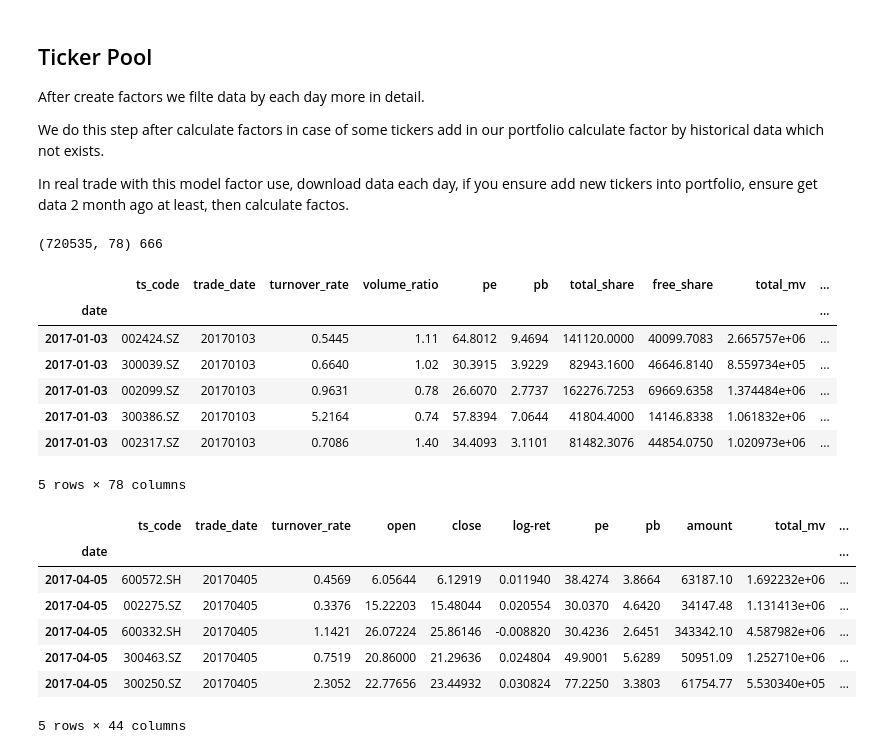
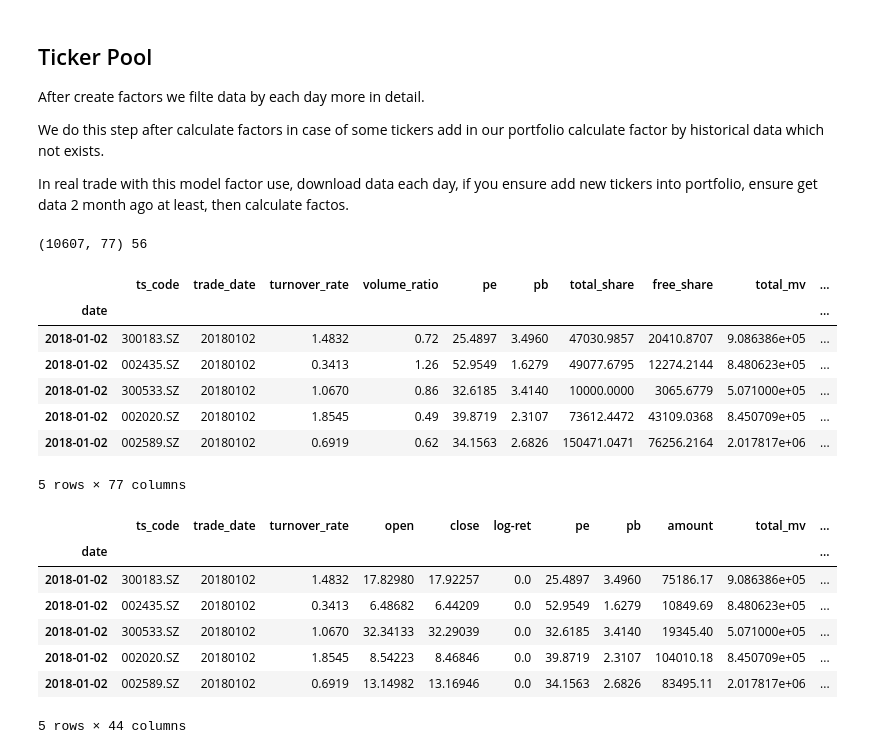
Before and after one commit to JiaRuiming-1/AI-Trading, a Jupyter notebook: P7_Backtesting/Factor_Process_and_Evaluate.ipynb, the cells around one changed output. Drawn from its saved outputs; the diff is of its cells as text; code cells hidden in the pictures.

```diff
--- a/P7_Backtesting/Factor_Process_and_Evaluate.ipynb
+++ b/P7_Backtesting/Factor_Process_and_Evaluate.ipynb
@@ -19,9 +19,9 @@ plt.rcParams['figure.figsize'] = [10, 6]
 import warnings
 warnings.filterwarnings('ignore')
 # %%
-universe_raw = pd.read_csv('raw_20170103_20230317.csv').iloc[:,1:]
-fundamental_df = pd.read_csv('fundamental_20170103_20230317.csv').iloc[:,1:]
-#universe_raw = pd.read_csv('tmp.csv').iloc[:,1:]
+#universe_raw = pd.read_csv('raw_20170103_20230317.csv').iloc[:,1:]
+#fundamental_df = pd.read_csv('fundamental_20170103_20230317.csv').iloc[:,1:]
+universe_raw = pd.read_csv('tmp.csv').iloc[:,1:]
 # %%
 # fill null to 0
 universe = universe_raw.copy(deep=True)
@@ -72,7 +72,7 @@ class CloseToOpen(pd.DataFrame):
         return self.df
 
 
-universe = CloseToOpen(universe).calculate().get_sma_factors()
+universe = CloseToOpen(universe).calculate()
 # %% [markdown]
 ## Add Technology Indicators
 # %%
@@ -117,7 +117,7 @@ class IndicatorHelper(pd.DataFrame):
 # add tech indicators
 tech_indicator_list = [
                        'supertrend','close_5_sma','close_20_sma','close_60_sma',
-                       'log-ret','atr_5','cci_6', 'vwma_5','vwma_25',
+                       'log-ret','atr_5','cci_6', 'vwma_2','vwma_25',
                        'close_10_kama_2_30', 'close_10_kama_5_30','close_2_kama',
                        'alpha_close2open_5_sma', 'alpha_close2open_20_sma'
                       ]
@@ -275,14 +275,16 @@ $ alpha\_factor = factor1 * factor2 $
 - dt_eps: prifit each share of stock
 - dt_eps_yoy: profit increase percent of dt_esp
 # %%
+from scipy.stats import zscore
 def fundamentals_alpha_fundamental(df):
     all_df = pd.DataFrame()
     for ts_code in tqdm(df.ts_code.unique(), desc='fundamental factor'):
         tmp = df.loc[df.ts_code==ts_code]
-        tmp['alpha_fundamental'] = -tmp['vwma_5'] + tmp['vwma_25']
-        tmp['alpha_fundamental'] = tmp['alpha_fundamental'] * (60/tmp['pe'] + 5/tmp['pb']) \
-                        + (abs(tmp['dt_eps']) * tmp['dt_eps_yoy'] / 30  * tmp['type_value'])
-
+        tmp['alpha_fundamental1'] = (tmp['vwma_2'] - tmp['vwma_25'])* (6/tmp['pe'] + 0.5/tmp['pb'])*(tmp['dt_eps']**2)
+        tmp['alpha_fundamental2'] = np.where(tmp['dt_eps']>0, tmp['dt_eps'], 0.) * tmp['dt_eps_yoy'] / 100  * np.where(tmp['type_value']<0., 0.5, 2)
+        tmp[['alpha_fundamental1','alpha_fundamental2']] = tmp[['alpha_fundamental1','alpha_fundamental2']].apply(zscore)
+        tmp['alpha_fundamental'] = tmp['alpha_fundamental1'] + tmp['alpha_fundamental2']
+        tmp['alpha_fundamental'].fillna(-1e-4,inplace = True)
         all_df = all_df.append(tmp, ignore_index=True)
 
     df = df.merge(all_df[['ts_code','trade_date','alpha_fundamental']], on=['ts_code','trade_date'], how='left')
@@ -290,7 +292,7 @@ def fundamentals_alpha_fundamental(df):
     df = df.set_index(['date']).sort_values(by=['date'])
     return df
 
-
+#universe = universe.drop(columns=['alpha_fundamental'])
 universe = fundamentals_alpha_fundamental(universe)
 # %% [markdown]
 ## Ticker Pool
@@ -309,44 +311,45 @@ def remove_tickers(df, exist_ticker_list):
                 -pd.to_datetime(diff_df['list_date'],format='%Y%m%d')).apply(lambda x: x.days) < 90
         # remove tickers pe > 80
         diff2 = diff_df.pe > 80
         # remove tickers pb > 10
         diff3 = diff_df.pb > 10
         # remove fundamental bad
-        #type_dict = {'不确定':0, '预增':2, '首亏':-2, '预减':-2, '扭亏':0, '续亏':-3, '略增':1, '续盈':3, '略减':-1}
         diff4 = diff_df['type_value']<-1
-        # dt_eps <0 means profit is negative , remove it.
-        diff5 = diff_df['dt_eps']<0
+        # dt_eps <0 means profit is below 0.3 , remove it.
+        diff5 = diff_df['dt_eps']<0.3
+        # total_mv>50 billion
+        diff6 = diff_df['total_mv']>9000000
         # get remove df
-        diff_df = diff_df.loc[diff1| diff2| diff3| diff4| diff5]
+        diff_df = diff_df.loc[diff1| diff2| diff3| diff4| diff5| diff6]
         # get rest data
         df = df.loc[df.ts_code.isin(diff_df.ts_code)==False]
     return df
 
 # clean tickers pool day by day
 calendar = universe.trade_date.unique()
 universe_raw = pd.DataFrame()
 for dt in tqdm(calendar, desc='filter tikers'):
     tmp = universe.loc[universe['trade_date']==dt]
     if universe_raw.empty:
         tmp = remove_tickers(tmp, [])
     else:
         tmp = remove_tickers(tmp, universe_raw.ts_code)
     universe_raw = universe_raw.append(tmp, ignore_index=True)
 
 universe_raw['date'] = pd.to_datetime(universe_raw['trade_date'], format='%Y%m%d')
 universe_raw = universe_raw.set_index(['date']).sort_values(by=['date'])
 print(universe_raw.shape, len(universe_raw.ts_code.unique()))
 universe_raw.head()
 # %% [output]
-(720535, 78) 666
+(10607, 77) 56
 |  | ts_code | trade_date | turnover_rate | volume_ratio | pe | pb | total_share | free_share | total_mv | ... |
 | date |  |  |  |  |  |  |  |  |  | ... |
-| 2017-01-03 | 002424.SZ | 20170103 | 0.5445 | 1.11 | 64.8012 | 9.4694 | 141120.0000 | 40099.7083 | 2.665757e+06 | ... |
-| 2017-01-03 | 300039.SZ | 20170103 | 0.6640 | 1.02 | 30.3915 | 3.9229 | 82943.1600 | 46646.8140 | 8.559734e+05 | ... |
-| 2017-01-03 | 002099.SZ | 20170103 | 0.9631 | 0.78 | 26.6070 | 2.7737 | 162276.7253 | 69669.6358 | 1.374484e+06 | ... |
-| 2017-01-03 | 300386.SZ | 20170103 | 5.2164 | 0.74 | 57.8394 | 7.0644 | 41804.4000 | 14146.8338 | 1.061832e+06 | ... |
-| 2017-01-03 | 002317.SZ | 20170103 | 0.7086 | 1.40 | 34.4093 | 3.1101 | 81482.3076 | 44854.0750 | 1.020973e+06 | ... |
+| 2018-01-02 | 300183.SZ | 20180102 | 1.4832 | 0.72 | 25.4897 | 3.4960 | 47030.9857 | 20410.8707 | 9.086386e+05 | ... |
+| 2018-01-02 | 002435.SZ | 20180102 | 0.3413 | 1.26 | 52.9549 | 1.6279 | 49077.6795 | 12274.2144 | 8.480623e+05 | ... |
+| 2018-01-02 | 300533.SZ | 20180102 | 1.0670 | 0.86 | 32.6185 | 3.4140 | 10000.0000 | 3065.6779 | 5.071000e+05 | ... |
+| 2018-01-02 | 002020.SZ | 20180102 | 1.8545 | 0.49 | 39.8719 | 2.3107 | 73612.4472 | 43109.0368 | 8.450709e+05 | ... |
+| 2018-01-02 | 002589.SZ | 20180102 | 0.6919 | 0.62 | 34.1563 | 2.6826 | 150471.0471 | 76256.2164 | 2.017817e+06 | ... |
-5 rows × 78 columns
+5 rows × 77 columns
 # %%
 # filter from 20170405
 # filte data columns as we use to next step
@@ -367,9 +370,9 @@ universe_factors.head()
 # %% [output]
 |  | ts_code | trade_date | turnover_rate | open | close | log-ret | pe | pb | amount | total_mv | ... |
 | date |  |  |  |  |  |  |  |  |  |  | ... |
-| 2017-04-05 | 600572.SH | 20170405 | 0.4569 | 6.05644 | 6.12919 | 0.011940 | 38.4274 | 3.8664 | 63187.10 | 1.692232e+06 | ... |
-| 2017-04-05 | 002275.SZ | 20170405 | 0.3376 | 15.22203 | 15.48044 | 0.020554 | 30.0370 | 4.6420 | 34147.48 | 1.131413e+06 | ... |
-| 2017-04-05 | 600332.SH | 20170405 | 1.1421 | 26.07224 | 25.86146 | -0.008820 | 30.4236 | 2.6451 | 343342.10 | 4.587982e+06 | ... |
-| 2017-04-05 | 300463.SZ | 20170405 | 0.7519 | 20.86000 | 21.29636 | 0.024804 | 49.9001 | 5.6289 | 50951.09 | 1.252710e+06 | ... |
-| 2017-04-05 | 300250.SZ | 20170405 | 2.3052 | 22.77656 | 23.44932 | 0.030824 | 77.2250 | 3.3803 | 61754.77 | 5.530340e+05 | ... |
+| 2018-01-02 | 300183.SZ | 20180102 | 1.4832 | 17.82980 | 17.92257 | 0.0 | 25.4897 | 3.4960 | 75186.17 | 9.086386e+05 | ... |
+| 2018-01-02 | 002435.SZ | 20180102 | 0.3413 | 6.48682 | 6.44209 | 0.0 | 52.9549 | 1.6279 | 10849.69 | 8.480623e+05 | ... |
+| 2018-01-02 | 300533.SZ | 20180102 | 1.0670 | 32.34133 | 32.29039 | 0.0 | 32.6185 | 3.4140 | 19345.40 | 5.071000e+05 | ... |
+| 2018-01-02 | 002020.SZ | 20180102 | 1.8545 | 8.54223 | 8.46846 | 0.0 | 39.8719 | 2.3107 | 104010.18 | 8.450709e+05 | ... |
+| 2018-01-02 | 002589.SZ | 20180102 | 0.6919 | 13.14982 | 13.16946 | 0.0 | 34.1563 | 2.6826 | 83495.11 | 2.017817e+06 | ... |
 5 rows × 44 columns
```
Also changed, not shown: parts of 7 cells of this notebook.
